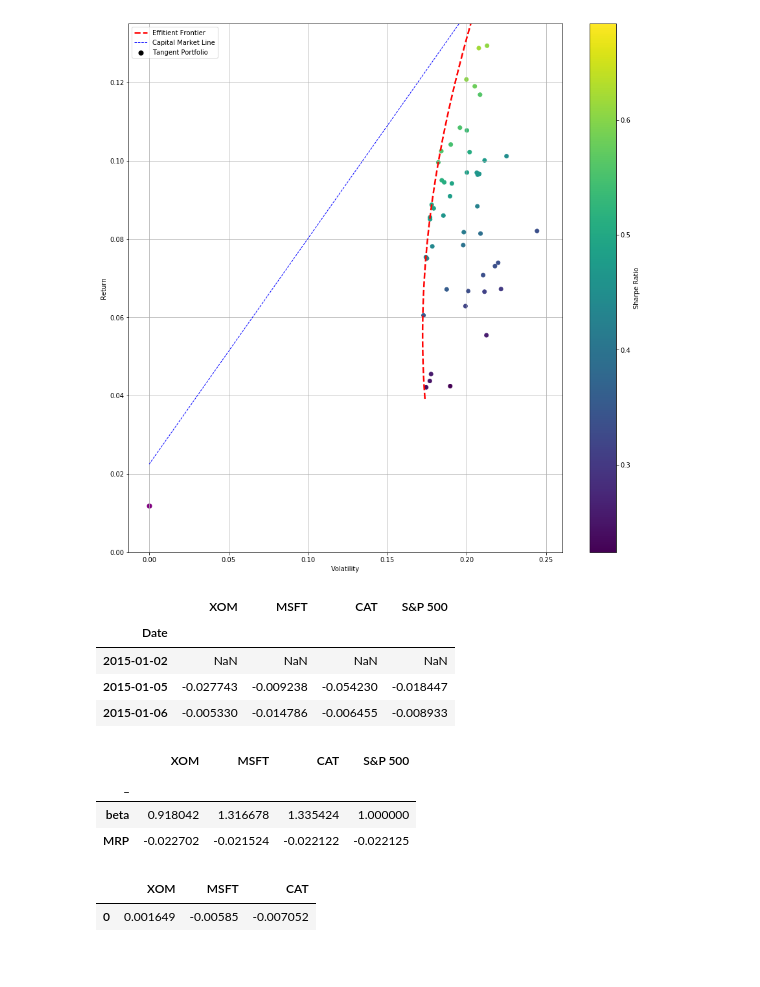
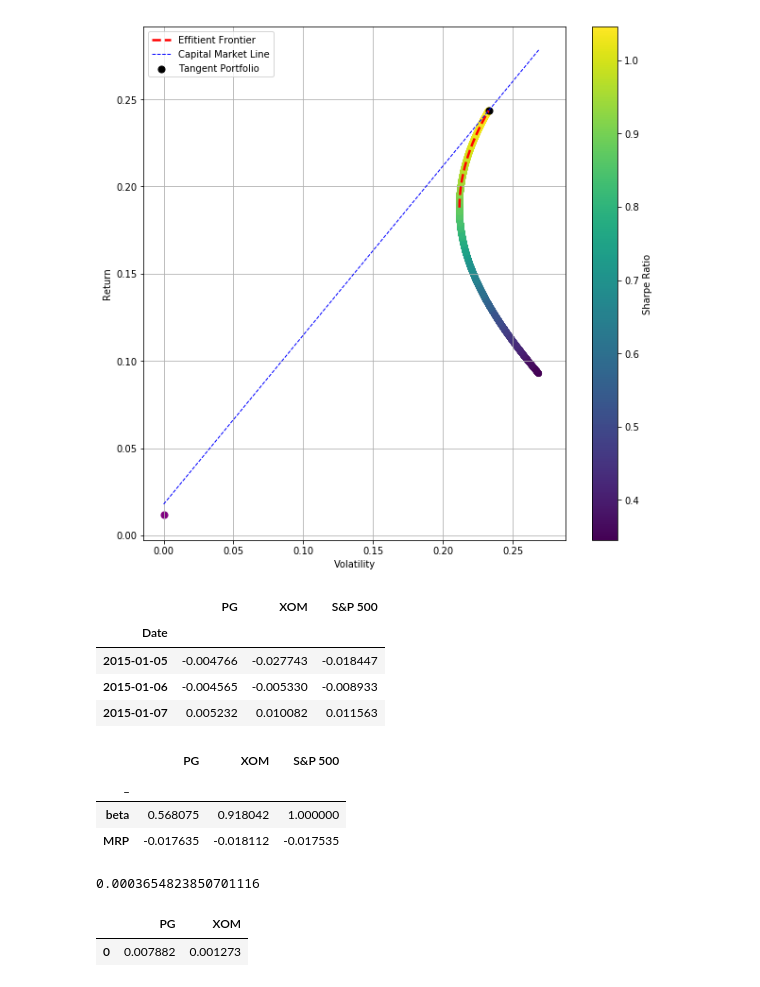
Before and after one commit to anastasia-yaschenko/Markovitz, a Jupyter notebook: ap.ipynb, the cells around one changed output. Saved outputs shown, nothing was run; the diff lists cells and outputs as text; code cells hidden in the pictures.

```diff
--- a/ap.ipynb
+++ b/ap.ipynb
@@ -41,4 +53,5 @@ num_ports = 50
 # %%
-data=stock.iloc[:,:-8]
+#stocks we currently work with
+data=stock.iloc[:,1:3]
 data.head(3)
 # %% [output]
@@ -50,3 +63,4 @@ data.head(3)
 # %%
-log_ret = np.log(data/data.shift(1))
-market_ret = np.log(stock['S&P 500']/stock['S&P 500'].shift(1))
+log_ret = np.log(data/data.shift(1)).iloc[1:,:] # calculate percentage daily returns
+market_ret = np.log(stock['S&P 500']/stock['S&P 500'].shift(1))#market return
+log_ret.head(3)
@@ -105,4 +153,9 @@ for x in range(num_ports):
 
 max_sr_ret = ret_arr[sharpe_arr.argmax()]
 max_sr_vol = vol_arr[sharpe_arr.argmax()]
+# %%
+#get return at minimum variance portfolio
+min_var_inx=vol_arr.argmin()
+min_var_port_ret=ret_arr[min_var_inx]
+max_ret_port=ret_arr[ret_arr.argmax()]
 # %%
@@ -145,7 +202,8 @@ def check_sum(weights):
 def minimize_volatility(weights):
     return get_ret_vol_sr(weights)[1]
 # %%
-frontier_y = np.linspace(0, 0.3, 200)
+#optimize Sharpe ratio
+frontier_y = np.linspace(min_var_port_ret,0.4 , 200) #max_ret_port
 cons = ({'type':'eq', 'fun': check_sum })
 bounds = ((0,1),)*n
 init_guess = list(map(lambda x: 1/n, range(n)))
@@ -173,29 +232,31 @@ for possible_return in frontier_y:
 # %%
-plt.figure(figsize=(15,15))
+#plot efficient frontier and CML
+plt.figure(figsize=(10,10))
 plt.grid(linestyle = '-')
-plt.ylim([0,0.135])
+#plt.ylim([0,0.135])
 plt.scatter(vol_arr, ret_arr, c=sharpe_arr, cmap='viridis')
 plt.colorbar(label='Sharpe Ratio')
 plt.xlabel('Volatility')
 plt.ylabel('Return')
-plt.plot(frontier_x[26:],frontier_y[26:], 'r--', linewidth=2.5, label = 'Effitient Frontier')
+plt.plot(frontier_x,frontier_y, 'r--', linewidth=2.5, label = 'Effitient Frontier')
 #plt.scatter(vol_arr, ret_arr, c=sharpe_arr, cmap='viridis', label = 'Portfolio with some weights')
 plt.scatter(max_sr_vol, max_sr_ret,c='black', s=50, label = 'Tangent Portfolio') # red dot
 plt.scatter(0, 1.19/100,c='purple', s=50) # red dot
 plt.plot(x_cml, y_cml, linestyle='--', color='b', linewidth=1, label = 'Capital Market Line')
 plt.legend()
 plt.show()
 # %% [output]
-[figure, old version]
+[figure, new version]
 # %%
-total_return=pd.concat([log_ret,pd.Series(market_ret)],axis=1)
+#returns of stocks and market
+total_return=pd.concat([log_ret,pd.Series(market_ret)],axis=1).iloc[1:,:]
 total_return.head(3)
 # %% [output]
-|  | XOM | MSFT | CAT | S&P 500 |
-| Date |  |  |  |  |
-| 2015-01-02 | NaN | NaN | NaN | NaN |
-| 2015-01-05 | -0.027743 | -0.009238 | -0.054230 | -0.018447 |
-| 2015-01-06 | -0.005330 | -0.014786 | -0.006455 | -0.008933 |
+|  | PG | XOM | S&P 500 |
+| Date |  |  |  |
+| 2015-01-05 | -0.004766 | -0.027743 | -0.018447 |
+| 2015-01-06 | -0.004565 | -0.005330 | -0.008933 |
+| 2015-01-07 | 0.005232 | 0.010082 | 0.011563 |
 # %%
 covarian=list()
 beta=list()
@@ -213,16 +274,21 @@ d=pd.DataFrame(np.transpose(np.array(beta)))
 d=pd.concat([d,pd.Series(MRP)],axis=1)
 d=pd.DataFrame(np.transpose(np.array(d)))
 d=pd.concat([pd.Series(nul),d],axis=1)
-d.columns=['_','XOM','MSFT', 'CAT','S&P 500']
+d.columns=['_']+list(total_return.columns)
 d=d.set_index(d['_'])
 d=d.drop(columns=['_'])
 d.loc['beta','S&P 500']=1
 d
 # %% [output]
-|  | XOM | MSFT | CAT | S&P 500 |
-| _ |  |  |  |  |
-| beta | 0.918042 | 1.316678 | 1.335424 | 1.000000 |
-| MRP | -0.022702 | -0.021524 | -0.022122 | -0.022125 |
+|  | PG | XOM | S&P 500 |
+| _ |  |  |  |
+| beta | 0.568075 | 0.918042 | 1.000000 |
+| MRP | -0.017635 | -0.018112 | -0.017535 |
+# %%
+#market mean return
+market_ret.mean()
+# %% [output]
+0.0003654823850701116
 # %%
 #CAMP returns
 camp=list()
@@ -230,11 +296,11 @@ for i in list(d.columns)[:-1]:
     camp.append(rf+d.loc['beta',i]*d.loc['MRP',i])
 camp=pd.DataFrame(camp)
 camp=pd.DataFrame(np.transpose(np.array(camp)))
-camp.columns=['XOM','MSFT', 'CAT']
+camp.columns= list(d.columns)[:-1]
 camp
 # %% [output]
-|  | XOM | MSFT | CAT |
-| 0 | 0.001649 | -0.00585 | -0.007052 |
+|  | PG | XOM |
+| 0 | 0.007882 | 0.001273 |
 # %%
 #market risk premium
 MRP500=total_return['S&P 500'].mean()-rf
```
Also changed, not shown: parts of 42 cells of this notebook.
